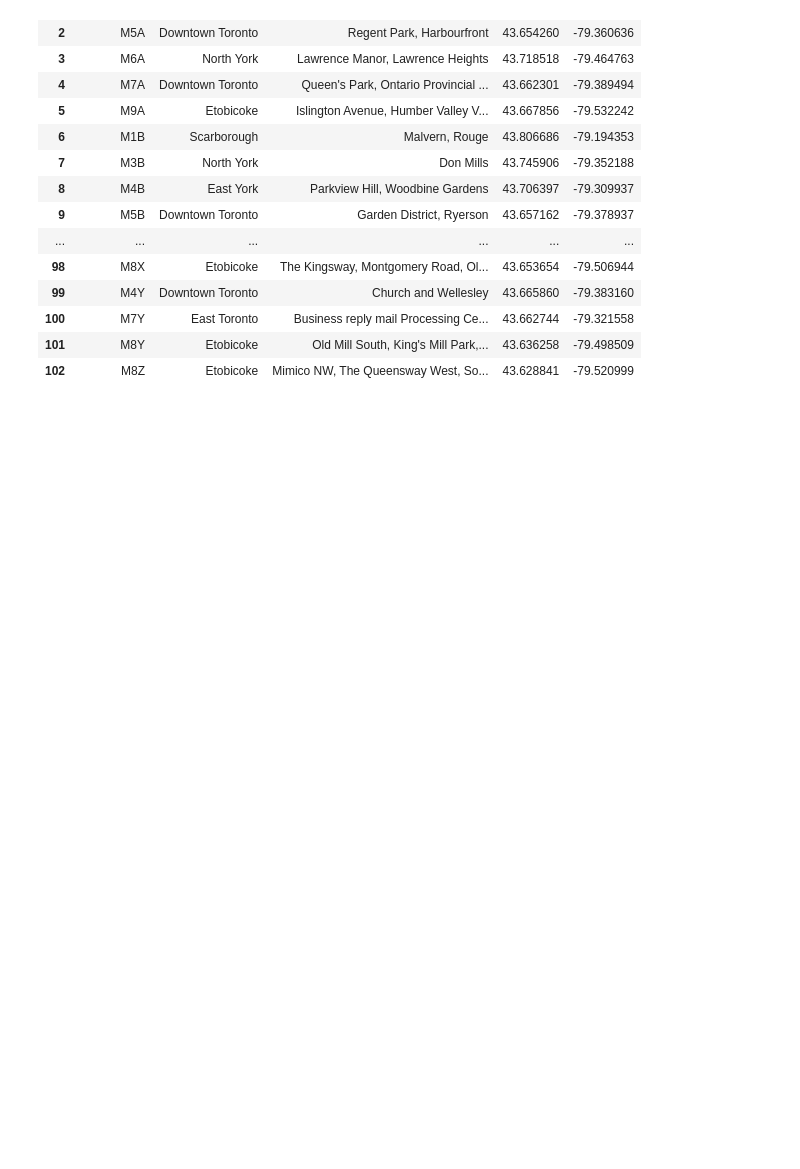
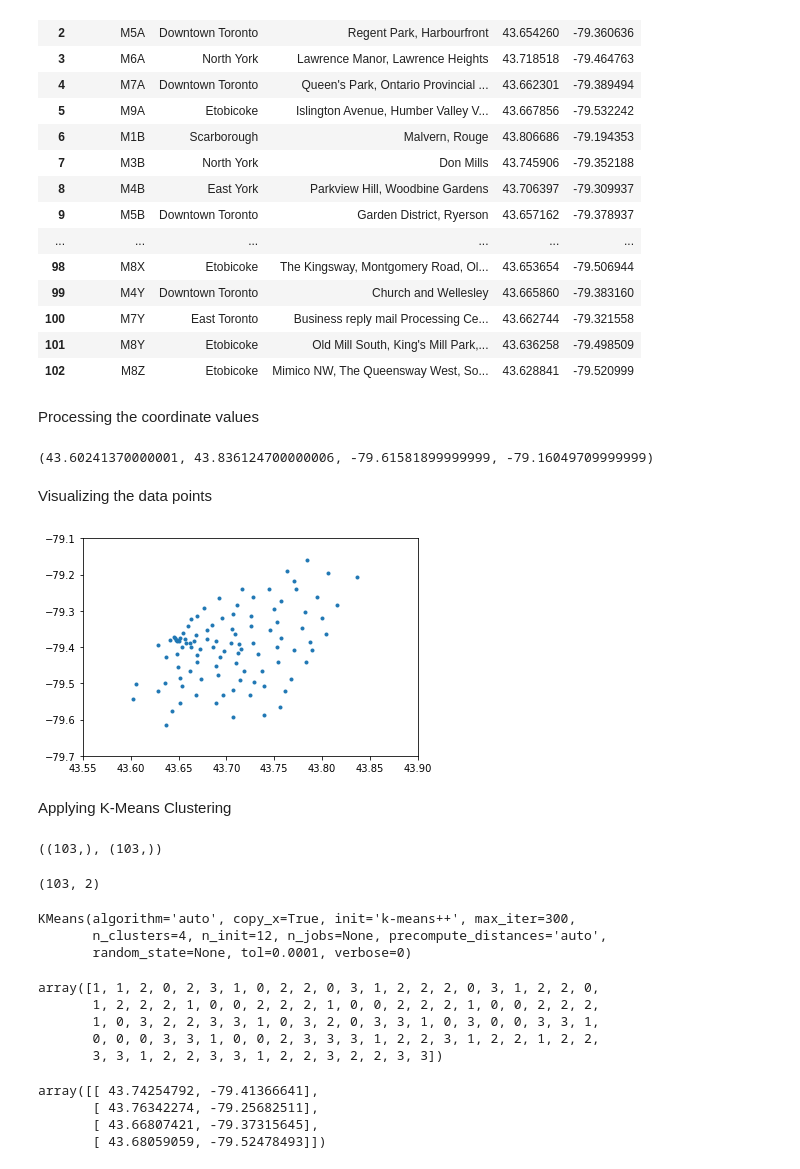
Before and after one commit to abhishekpawl/Battle-of-Neighborhoods, a Jupyter notebook: Segmenting_and_Clustering_Neighborhoods_in_Toronto.ipynb, the cells around one changed output. Saved outputs shown, nothing was run; the diff lists cells and outputs as text; code cells hidden in the pictures; blank space fills up the shorter version.

```diff
--- a/Segmenting_and_Clustering_Neighborhoods_in_Toronto.ipynb
+++ b/Segmenting_and_Clustering_Neighborhoods_in_Toronto.ipynb
@@ -186,3 +186,26 @@ df
 | 100 | M7Y | East Toronto | Business reply mail Processing Ce... | 43.662744 | -79.321558 |
 | 101 | M8Y | Etobicoke | Old Mill South, King's Mill Park,... | 43.636258 | -79.498509 |
 | 102 | M8Z | Etobicoke | Mimico NW, The Queensway West, So... | 43.628841 | -79.520999 |
+# %% [markdown]
+Processing the coordinate values
+# %%
+lats = df['Latitude'].to_numpy()
+longs = df['Longitude'].to_numpy()
+# %%
+lats.min(), lats.max(), longs.min(), longs.max()
+# %% [output]
+(43.60241370000001, 43.836124700000006, -79.61581899999999, -79.16049709999999)
+# %% [markdown]
+Visualizing the data points
+# %%
+import matplotlib.pyplot as plt
+import matplotlib.cm as cm
+
+plt.scatter(lats, longs, marker = '.')
+plt.xlim(43.55, 43.90)
+plt.ylim(-79.7, -79.1)
+plt.show()
+# %% [output]
+[figure, added]
+# %% [markdown]
+Applying K-Means Clustering
@@ -188,0 +216,32 @@ df
+# %%
+lats.shape, longs.shape
+# %% [output]
+((103,), (103,))
+# %%
+X = np.array([lats, longs]).transpose()
+X.shape
+# %% [output]
+(103, 2)
+# %%
+k_means.fit(X)
+# %% [output]
+KMeans(algorithm='auto', copy_x=True, init='k-means++', max_iter=300,
+       n_clusters=4, n_init=12, n_jobs=None, precompute_distances='auto',
+       random_state=None, tol=0.0001, verbose=0)
+# %%
+k_means_labels = k_means.labels_
+k_means_labels
+# %% [output]
+array([1, 1, 2, 0, 2, 3, 1, 0, 2, 2, 0, 3, 1, 2, 2, 2, 0, 3, 1, 2, 2, 0,
+       1, 2, 2, 2, 1, 0, 0, 2, 2, 2, 1, 0, 0, 2, 2, 2, 1, 0, 0, 2, 2, 2,
+       1, 0, 3, 2, 2, 3, 3, 1, 0, 3, 2, 0, 3, 3, 1, 0, 3, 0, 0, 3, 3, 1,
+       0, 0, 0, 3, 3, 1, 0, 0, 2, 3, 3, 3, 1, 2, 2, 3, 1, 2, 2, 1, 2, 2,
+       3, 3, 1, 2, 2, 3, 3, 1, 2, 2, 3, 2, 2, 3, 3])
+# %%
+k_means_cluster_centers = k_means.cluster_centers_
+k_means_cluster_centers
+# %% [output]
+array([[ 43.74254792, -79.41366641],
+       [ 43.76342274, -79.25682511],
+       [ 43.66807421, -79.37315645],
+       [ 43.68059059, -79.52478493]])
```
Also changed, not shown: parts of 6 cells of this notebook.
